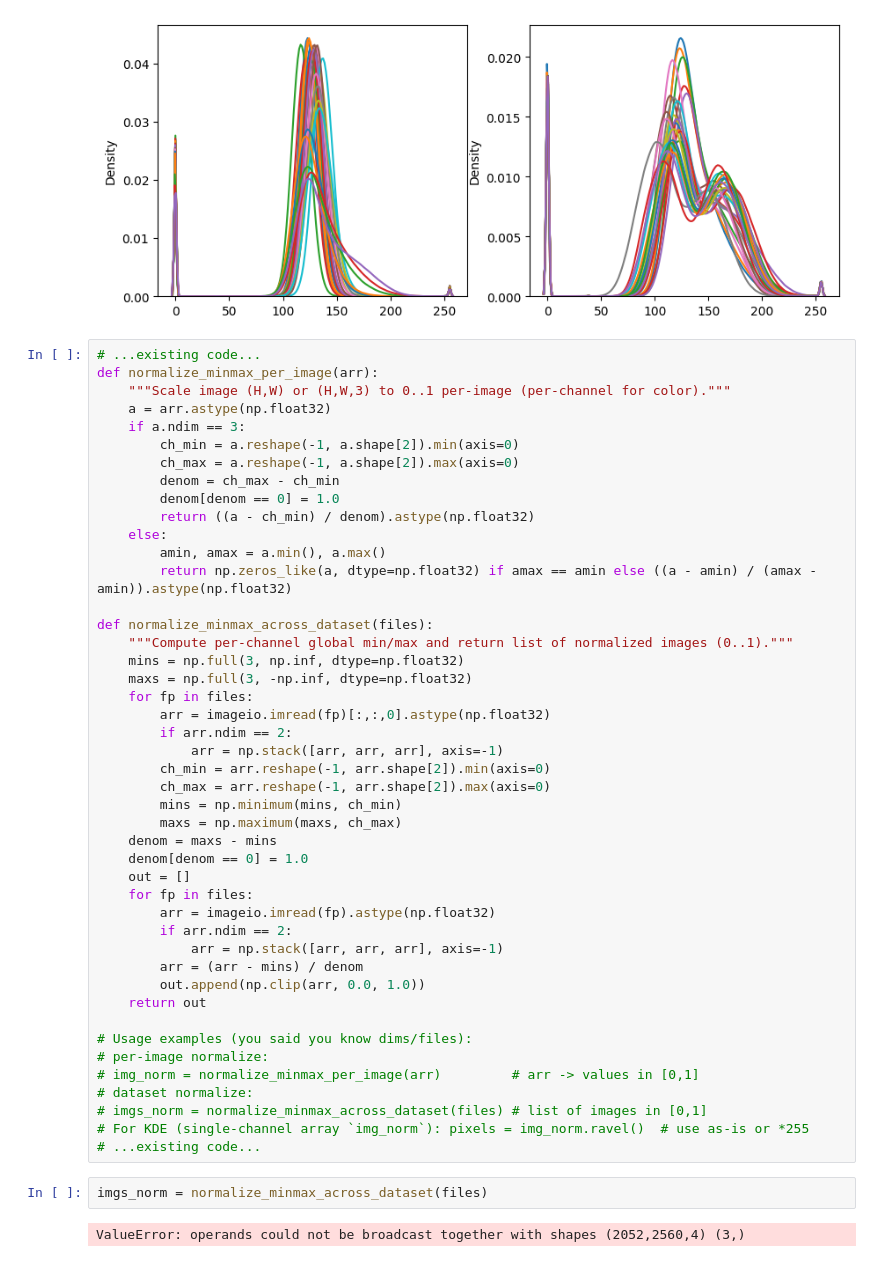
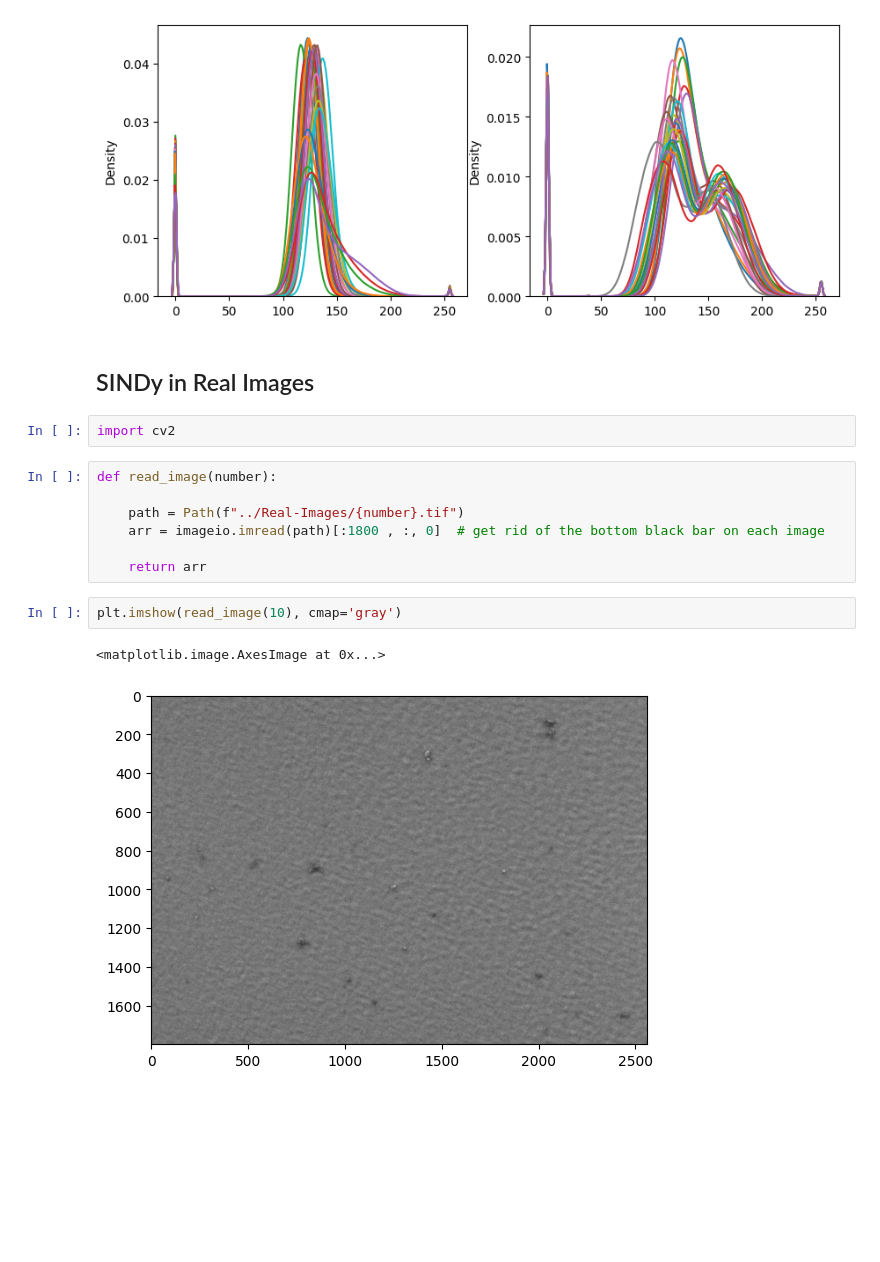
Before and after one commit to ChelsyMena/pde-discovery, a Jupyter notebook: chelsy/real_images.ipynb, the cells around one changed output. Drawn from its saved outputs; the diff is of its cells as text; blank space fills up the shorter version.

```diff
--- a/chelsy/real_images.ipynb
+++ b/chelsy/real_images.ipynb
@@ -84,52 +96,19 @@ for number in [i for i in range(50)]:
 plt.show()
 # %% [output]
 [figure]
-# %%
-# ...existing code...
-def normalize_minmax_per_image(arr):
-    """Scale image (H,W) or (H,W,3) to 0..1 per-image (per-channel for color)."""
-    a = arr.astype(np.float32)
-    if a.ndim == 3:
-        ch_min = a.reshape(-1, a.shape[2]).min(axis=0)
-        ch_max = a.reshape(-1, a.shape[2]).max(axis=0)
-        denom = ch_max - ch_min
-        denom[denom == 0] = 1.0
-        return ((a - ch_min) / denom).astype(np.float32)
-    else:
-        amin, amax = a.min(), a.max()
-        return np.zeros_like(a, dtype=np.float32) if amax == amin else ((a - amin) / (amax - amin)).astype(np.float32)
-
-def normalize_minmax_across_dataset(files):
-    """Compute per-channel global min/max and return list of normalized images (0..1)."""
-    mins = np.full(3, np.inf, dtype=np.float32)
-    maxs = np.full(3, -np.inf, dtype=np.float32)
-    for fp in files:
-        arr = imageio.imread(fp)[:,:,0].astype(np.float32)
-        if arr.ndim == 2:
-            arr = np.stack([arr, arr, arr], axis=-1)
-        ch_min = arr.reshape(-1, arr.shape[2]).min(axis=0)
-        ch_max = arr.reshape(-1, arr.shape[2]).max(axis=0)
-        mins = np.minimum(mins, ch_min)
-        maxs = np.maximum(maxs, ch_max)
-    denom = maxs - mins
-    denom[denom == 0] = 1.0
-    out = []
-    for fp in files:
-        arr = imageio.imread(fp).astype(np.float32)
-        if arr.ndim == 2:
-            arr = np.stack([arr, arr, arr], axis=-1)
-        arr = (arr - mins) / denom
-        out.append(np.clip(arr, 0.0, 1.0))
-    return out
-
-# Usage examples (you said you know dims/files):
-# per-image normalize:
-# img_norm = normalize_minmax_per_image(arr)         # arr -> values in [0,1]
-# dataset normalize:
-# imgs_norm = normalize_minmax_across_dataset(files) # list of images in [0,1]
-# For KDE (single-channel array `img_norm`): pixels = img_norm.ravel()  # use as-is or *255
-# ...existing code...
-# %%
-imgs_norm = normalize_minmax_across_dataset(files)
-# %% [output]
-ValueError: operands could not be broadcast together with shapes (2052,2560,4) (3,)
+# %% [markdown]
+## SINDy in Real Images
+# %%
+import cv2
+# %%
+def read_image(number):
+
+    path = Path(f"../Real-Images/{number}.tif")
+    arr = imageio.imread(path)[:1800 , :, 0]  # get rid of the bottom black bar on each image
+
+    return arr
+# %%
+plt.imshow(read_image(10), cmap='gray')
+# %% [output]
+<matplotlib.image.AxesImage at 0x...>
+[figure, added]
```
Also changed, not shown: parts of 6 cells of this notebook, 26 other files.
